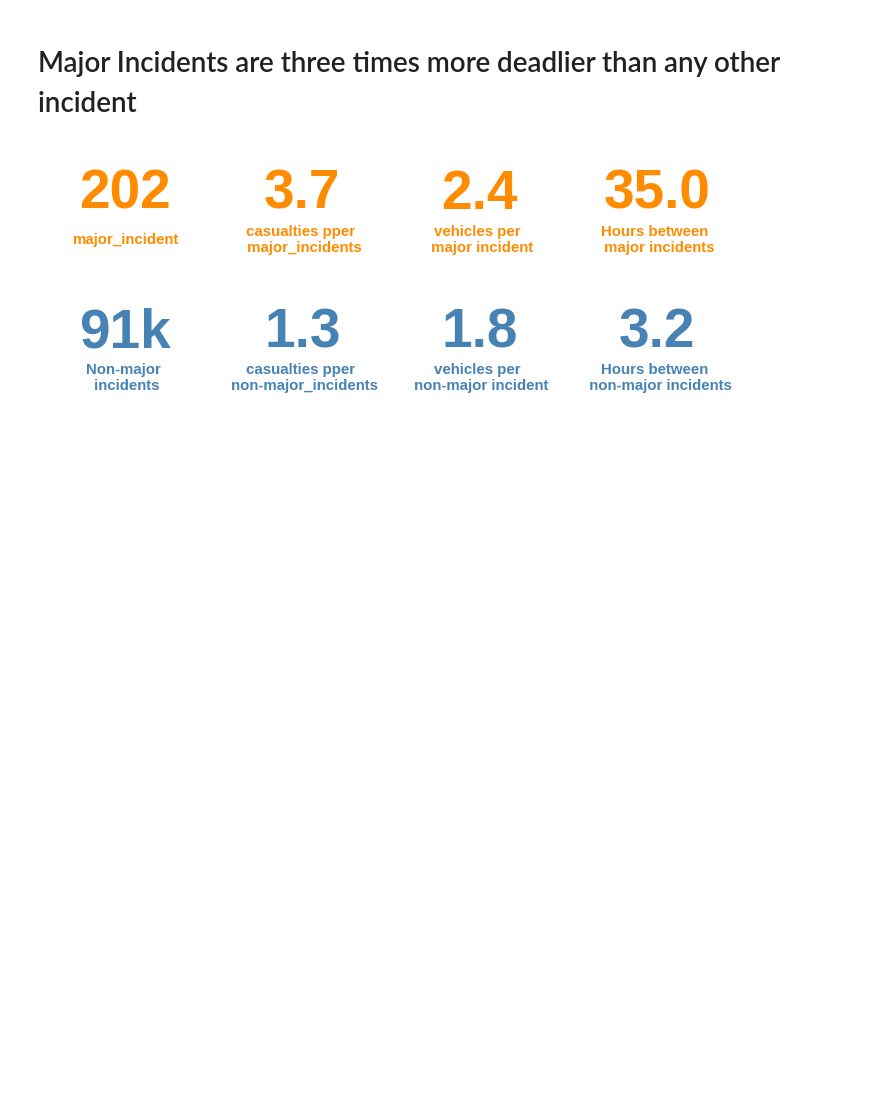
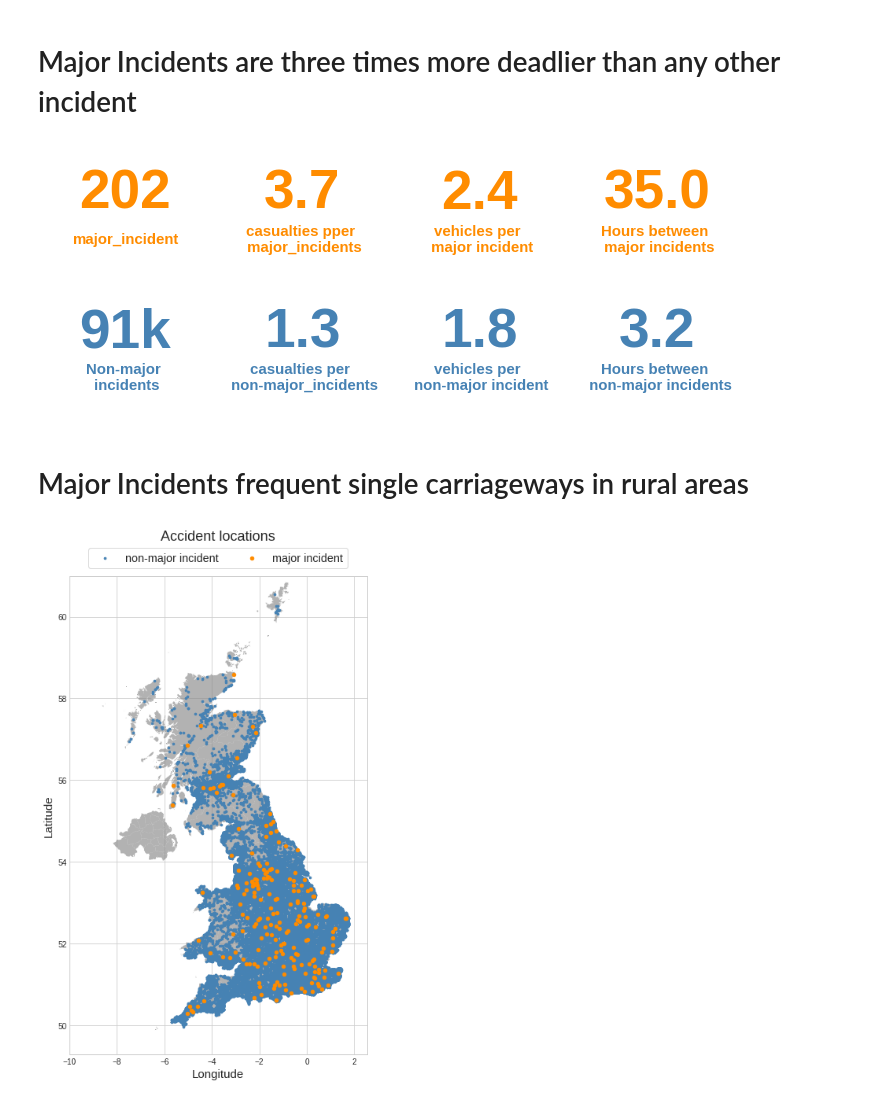
Before and after one commit to SirTee12/Hidden-Killer-on-the-road-Analysis-, a Jupyter notebook: Hidden_killer_on_the_road_analysis.ipynb, the cells around one changed output. Drawn from its saved outputs; the diff is of its cells as text; code cells hidden in the pictures; blank space fills up the shorter version.

Commit message:
Added geospatial map of accident distribution

```diff
--- a/Hidden_killer_on_the_road_analysis.ipynb
+++ b/Hidden_killer_on_the_road_analysis.ipynb
@@ -497,3 +566,13 @@ for value, text in zip(non_major_val, non_major_text):
   m += 1
 # %% [output]
 [figure]
+# %% [markdown]
+# Major Incidents frequent single carriageways in rural areas
+# %%
+# plot map location of accidents
+plt.style.use('seaborn-whitegrid')
+fig, ax = plt.subplots(figsize = (10,10))
+
+plot_map(r'drive/MyDrive/Uk_accident_analysis/UK-accident-analysis/GBR_adm2.shp', accident, ax)
+# %% [output]
+[figure, added]
```
Also changed, not shown: parts of 5 cells of this notebook.
